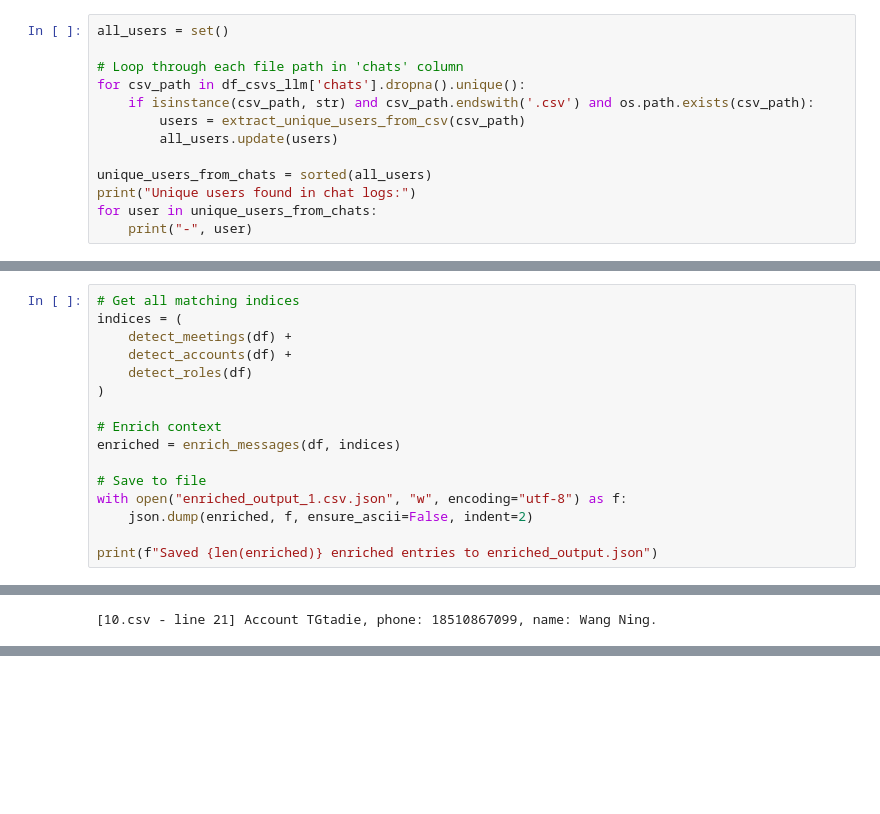
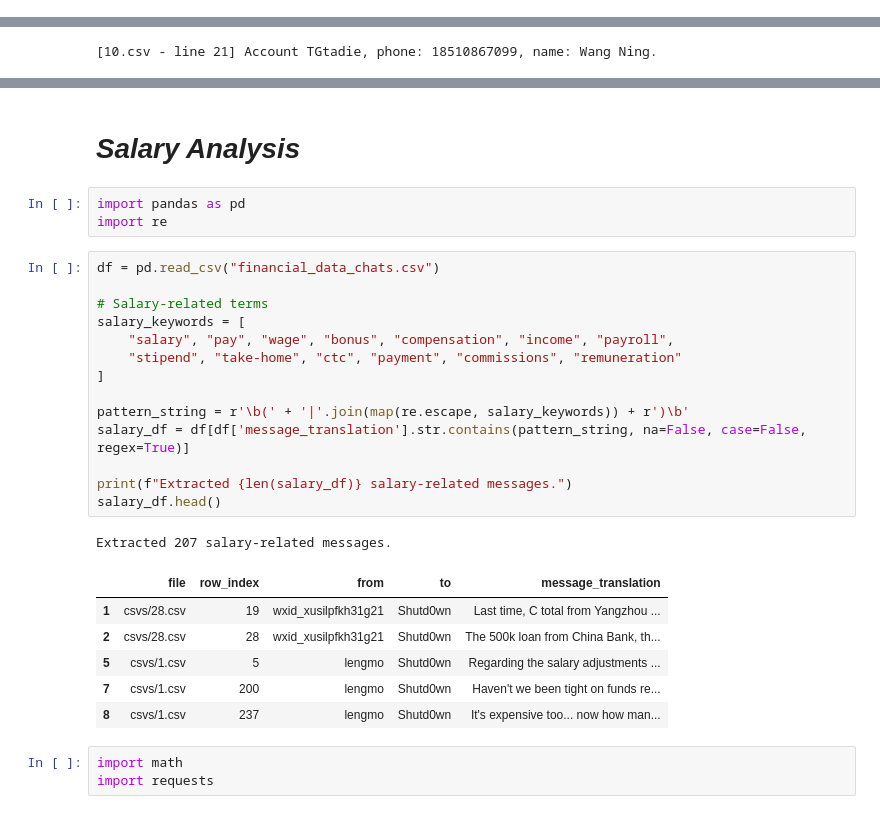
Before and after one commit to alexCondu/AI-Soon, a Jupyter notebook: main.ipynb, the cells around one changed output, grey strips where cells are left out. Drawn from its saved outputs; the diff is of its cells as text; blank space fills up the shorter version.

Commit message:
data + user analysis

```diff
--- a/main.ipynb
+++ b/main.ipynb
@@ -1678,13 +1533,0 @@ def extract_unique_users_from_csv(csv_path):
-# %%
-all_users = set()
-
-# Loop through each file path in 'chats' column
-for csv_path in df_csvs_llm['chats'].dropna().unique():
-    if isinstance(csv_path, str) and csv_path.endswith('.csv') and os.path.exists(csv_path):
-        users = extract_unique_users_from_csv(csv_path)
-        all_users.update(users)
-
-unique_users_from_chats = sorted(all_users)
-print("Unique users found in chat logs:")
-for user in unique_users_from_chats:
-    print("-", user)
@@ -1953,16 +1533,0 @@ def detect_roles(df):
-# %%
-# Get all matching indices
-indices = (
-    detect_meetings(df) +
-    detect_accounts(df) +
-    detect_roles(df)
-)
-
-# Enrich context
-enriched = enrich_messages(df, indices)
-
-# Save to file
-with open("enriched_output_1.csv.json", "w", encoding="utf-8") as f:
-    json.dump(enriched, f, ensure_ascii=False, indent=2)
-
-print(f"Saved {len(enriched)} enriched entries to enriched_output.json")
@@ -2157,0 +2305,30 @@ print(response)
+# %% [markdown]
+# *Salary Analysis*
+# %%
+import pandas as pd
+import re
+# %%
+df = pd.read_csv("financial_data_chats.csv")
+
+# Salary-related terms
+salary_keywords = [
+    "salary", "pay", "wage", "bonus", "compensation", "income", "payroll",
+    "stipend", "take-home", "ctc", "payment", "commissions", "remuneration"
+]
+
+pattern_string = r'\b(' + '|'.join(map(re.escape, salary_keywords)) + r')\b'
+salary_df = df[df['message_translation'].str.contains(pattern_string, na=False, case=False, regex=True)]
+
+print(f"Extracted {len(salary_df)} salary-related messages.")
+salary_df.head()
+# %% [output]
+Extracted 207 salary-related messages.
+|  | file | row_index | from | to | message_translation |
+| 1 | csvs/28.csv | 19 | wxid_xusilpfkh31g21 | Shutd0wn | Last time, C total from Yangzhou ... |
+| 2 | csvs/28.csv | 28 | wxid_xusilpfkh31g21 | Shutd0wn | The 500k loan from China Bank, th... |
+| 5 | csvs/1.csv | 5 | lengmo | Shutd0wn | Regarding the salary adjustments ... |
+| 7 | csvs/1.csv | 200 | lengmo | Shutd0wn | Haven't we been tight on funds re... |
+| 8 | csvs/1.csv | 237 | lengmo | Shutd0wn | It's expensive too... now how man... |
+# %%
+import math
+import requests
```
Also changed, not shown: parts of 44 cells of this notebook.
